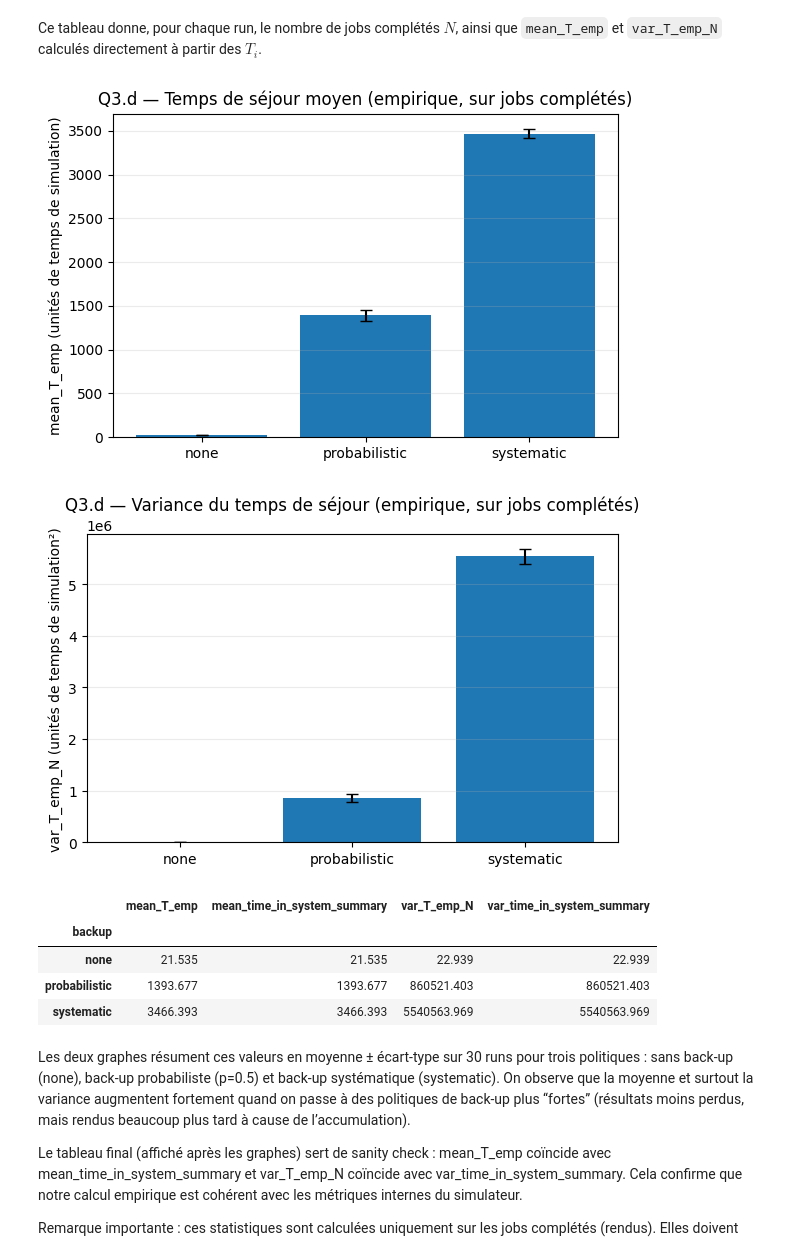
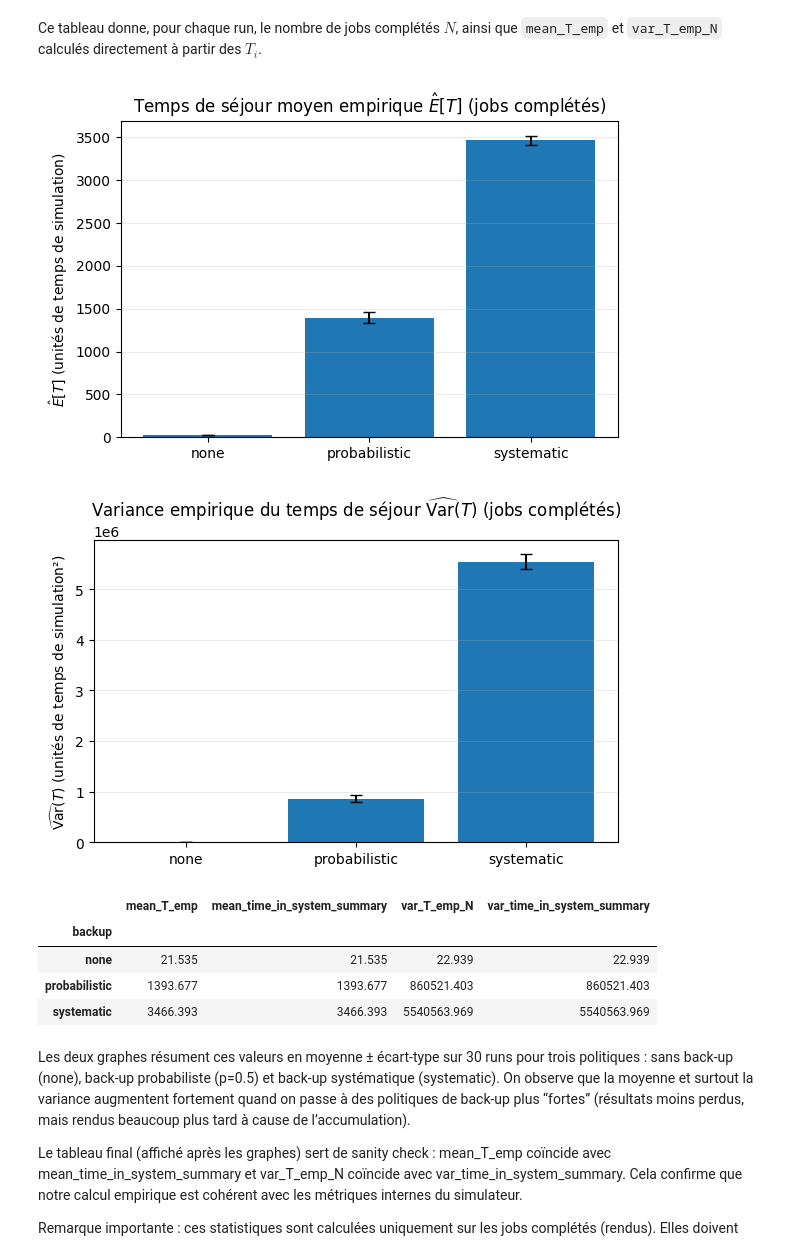
Before and after one commit to InfernalPumkin/Ero2, a Jupyter notebook: question.ipynb, the cells around one changed output. Cells and saved outputs as stored; diff of their text form; code cells hidden in the pictures.

```diff
--- a/question.ipynb
+++ b/question.ipynb
@@ -414,19 +408,19 @@ Wrote: results/q3aA_systematic_summary.csv
 # %%
-# Analyse + plot (moyenne et écart-type de rate_blocked_forward)
+"""Q3.a — Analyse le CSV combiné de la cellule précédente, calcule mean±std de `rate_blocked_forward` par (λ, policy), trace une courbe avec barres d'erreur et enregistre un PNG.
+Affiche aussi un tableau récapitulatif.
+"""
 
 import os
 import numpy as np
 import matplotlib.pyplot as plt
 
-df_none = pd.read_csv(none_csv)
-df_sys = pd.read_csv(sys_csv)
-df = pd.concat([df_none, df_sys], ignore_index=True)
+summary_csv = os.path.join(OUT_DIR, f"{OUT_PREFIX}_summary.csv")
+df = pd.read_csv(summary_csv)
 
-metric = "rate_blocked_forward"  # page blanche
+metric = "rate_blocked_forward"
 g = df.groupby(["lam", "backup"])[metric]
 stats = g.agg(["mean", "std", "count"]).reset_index().sort_values(["backup", "lam"])
 
-# Mise en % (rate_* est une proportion dans [0,1])
 stats["mean_pct"] = 100.0 * stats["mean"]
 stats["std_pct"] = 100.0 * stats["std"].fillna(0.0)
 
@@ -434,13 +428,12 @@ plt.figure(figsize=(7, 4))
 for backup, sub in stats.groupby("backup"):
     plt.errorbar(sub["lam"], sub["mean_pct"], yerr=sub["std_pct"], marker="o", capsize=3, linewidth=2, label=backup)
 
-plt.title("Q3.a — Effet du back-up sur la proportion de pages blanches")
+plt.title("Taux de pages blanches en fonction du taux d’arrivée λ")
 plt.xlabel(r"$\lambda$ (jobs / unité de temps de simulation)")
-plt.ylabel("Pages blanches = rate_blocked_forward (%)")
+plt.ylabel("Pages blanches (%)")
 plt.grid(True, alpha=0.25)
-plt.legend(title="backup")
+plt.legend(title="Politique de back-up")
 
-# Faire démarrer l'axe des x à 0 (avec un point à λ=0)
 xvals = sorted(stats["lam"].unique().tolist())
 plt.xlim(0, float(max(xvals)))
 plt.xticks(xvals)
@@ -451,7 +444,6 @@ plot_path = os.path.join(OUT_DIR, f"{OUT_PREFIX}_rate_blocked_forward.png")
 plt.savefig(plot_path, dpi=200)
 print("Wrote:", plot_path)
 
-# Tableau récapitulatif (optionnel)
 tab = stats.pivot(index="lam", columns="backup", values="mean_pct").reset_index()
 tab = tab.rename(columns={"none": "none_mean_pct", "systematic": "systematic_mean_pct"})
 if "none_mean_pct" in tab.columns and "systematic_mean_pct" in tab.columns:
@@ -1036,16 +1022,17 @@ df_q3d.head()
 # %% [markdown]
 Ce tableau donne, pour chaque run, le nombre de jobs complétés $N$, ainsi que `mean_T_emp` et `var_T_emp_N` calculés directement à partir des $T_i$.
 # %%
+"""Q3.d — Agrège `df_q3d` par politique, affiche un tableau mean/std, trace 2 graphes (E[T] et Var(T) en barres ± std), puis calcule un tableau de comparaison avec les métriques du résumé.
+"""
+
 import numpy as np
 import matplotlib.pyplot as plt
 
-# Unité de temps : dans ce modèle, le temps est en "unités de temps de simulation" (pas en secondes/minutes).
 TIME_UNIT = "unités de temps de simulation"
 TIME_UNIT2 = "unités de temps de simulation²"
 
 order = ["none", "probabilistic", "systematic"]
 
-# Tableau agrégé
 agg = (
     df_q3d.groupby("backup")[["mean_T_emp", "var_T_emp_N", "N_completed"]]
     .agg(["mean", "std"])
@@ -1066,46 +1053,42 @@ tab = tab.rename(
 tab = tab.round(3)
 tab
 
-# Graph 1 — Moyenne empirique du temps de séjour (bar ± std)
-
 sub = df_q3d.groupby("backup")["mean_T_emp"].agg(["mean", "std"]).reindex(order)
 
 x = np.arange(len(order))
 fig, ax = plt.subplots(figsize=(6, 4))
 ax.bar(x, sub["mean"].to_numpy(), yerr=sub["std"].fillna(0).to_numpy(), capsize=4)
 ax.set_xticks(x)
 ax.set_xticklabels(order)
-ax.set_title(r"Q3.d — Temps de séjour moyen $\hat{E}[T]$ (empirique, sur jobs complétés)")
+ax.set_title(r"Moyenne empirique du temps de séjour $\hat{E}[T]$ (jobs complétés)")
 ax.set_ylabel(rf"$\hat{{E}}[T]$ ({TIME_UNIT})")
 ax.grid(True, axis="y", alpha=0.25)
 fig.tight_layout()
 plt.show()
-
-# Graph 2 — Variance empirique du temps de séjour (bar ± std)
 
 sub = df_q3d.groupby("backup")["var_T_emp_N"].agg(["mean", "std"]).reindex(order)
 
 x = np.arange(len(order))
 fig, ax = plt.subplots(figsize=(6, 4))
 ax.bar(x, sub["mean"].to_numpy(), yerr=sub["std"].fillna(0).to_numpy(), capsize=4)
 ax.set_xticks(x)
 ax.set_xticklabels(order)
-ax.set_title(r"Q3.d — Variance du temps de séjour $\widehat{\mathrm{Var}}(T)$ (empirique, sur jobs complétés)")
+ax.set_title(r"Variance empirique du temps de séjour $\widehat{\mathrm{Var}}(T)$ (jobs complétés)")
 ax.set_ylabel(rf"$\widehat{{\mathrm{{Var}}}}(T)$ ({TIME_UNIT2})")
 ax.grid(True, axis="y", alpha=0.25)
 fig.tight_layout()
 plt.show()
 
 
 check = df_q3d.groupby("backup")[[
     "mean_T_emp", "mean_time_in_system_summary",
     "var_T_emp_N", "var_time_in_system_summary"
 ]].mean().reindex(order)
 
 (check.round(3))
 # %% [output]
-[figure, old version]
+[figure, new version]
-[figure, old version]
+[figure, new version]
 |  | mean_T_emp | mean_time_in_system_summary | var_T_emp_N | var_time_in_system_summary |
 | backup |  |  |  |  |
 | none | 21.535 | 21.535 | 22.939 | 22.939 |
```
Also changed, not shown: parts of 8 cells of this notebook.
